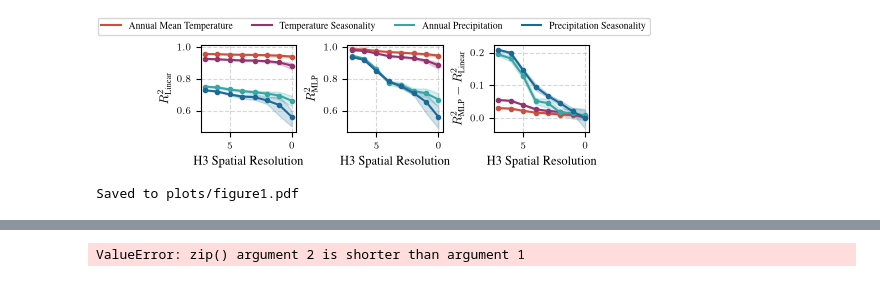
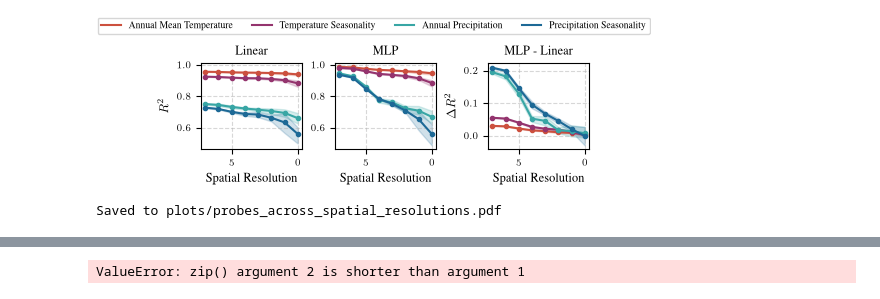
Before and after one commit to kdybek/terramind_probing, a Jupyter notebook: plots.ipynb, the cells around one changed output, grey strips where cells are left out. Drawn from its saved outputs; the diff is of its cells as text; code cells hidden in the pictures.

Commit message:
updated plots

```diff
--- a/plots.ipynb
+++ b/plots.ipynb
@@ -119,7 +255,7 @@ color_handles = [
 os.environ["PATH"] += os.pathsep + "/Library/TeX/texbin"
 
 plt.rcParams.update(bundles.iclr2024())
-plt.rcParams.update(figsizes.iclr2024(nrows=1, ncols=3, height_to_width_ratio=0.9, rel_width=0.8))
+plt.rcParams.update(figsizes.iclr2024(nrows=1, ncols=3, height_to_width_ratio=1.0, rel_width=0.8))
 plt.rcParams.update({
     "text.latex.preamble": r"\usepackage{times}\usepackage{amsmath}",
     "text.usetex": True,
@@ -159,41 +295,43 @@ for ax, plot in zip(axes, ["linear", "mlp", "diff"], strict=True):
         his = []
         for res in RESOLUTIONS:
             scores_mlp = cache[(model, res, tgt, "mlp")]
             scores_linear = cache[(model, res, tgt, "linear")]
             gaps = [mlp - linear for mlp, linear in zip(scores_mlp, scores_linear)]
             assert len(gaps) == 5
 
             if plot == "linear":
                 mean, lower_ci, upper_ci = mean_bootstrap_ci(scores_linear)
             elif plot == "mlp":
                 mean, lower_ci, upper_ci = mean_bootstrap_ci(scores_mlp)
             else:
                 mean, lower_ci, upper_ci = mean_bootstrap_ci(gaps)
             means.append(mean)
             los.append(lower_ci)
             his.append(upper_ci)
 
         ax.plot(RESOLUTIONS, means, label=TARGET_LABELS[tgt], color=TARGET_COLORS[tgt], marker="o", markersize=MARKER_SIZE)
         ax.fill_between(RESOLUTIONS, los, his, color=TARGET_COLORS[tgt], alpha=0.2)
 
-    ax.set_xlabel("H3 Spatial Resolution")
+    ax.set_xlabel("Spatial Resolution")
     if plot == "linear":
-        ax.set_ylabel("$R^2_{\\text{Linear}}$")
+        ax.set_ylabel("$R^2$")
+        ax.set_title("Linear")
     elif plot == "mlp":
-        ax.set_ylabel("$R^2_{\\text{MLP}}$")
+        ax.set_title("MLP")
     else:
-        ax.set_ylabel("$R^2_{\\text{MLP}} - R^2_{\\text{Linear}}$")
+        ax.set_ylabel("$\\Delta R^2$")
+        ax.set_title("MLP - Linear")
     ax.invert_xaxis()
     ax.grid(True, linestyle="--", alpha=0.5)
 
 fig.legend(handles=color_handles, loc="upper center", ncol=4, bbox_to_anchor=(0.5, 1.2))
 
-plt.savefig("plots/figure1.pdf", bbox_inches="tight")
+plt.savefig("plots/probes_across_spatial_resolutions.pdf", bbox_inches="tight")
 plt.show()
-print("\nSaved to plots/figure1.pdf")
+print("\nSaved to plots/probes_across_spatial_resolutions.pdf")
 # %% [output]
-[figure, old version]
+[figure, new version]
-Saved to plots/figure1.pdf
+Saved to plots/probes_across_spatial_resolutions.pdf
 # %%
 import os
 import numpy as np
```
Also changed, not shown: parts of 5 cells of this notebook.
